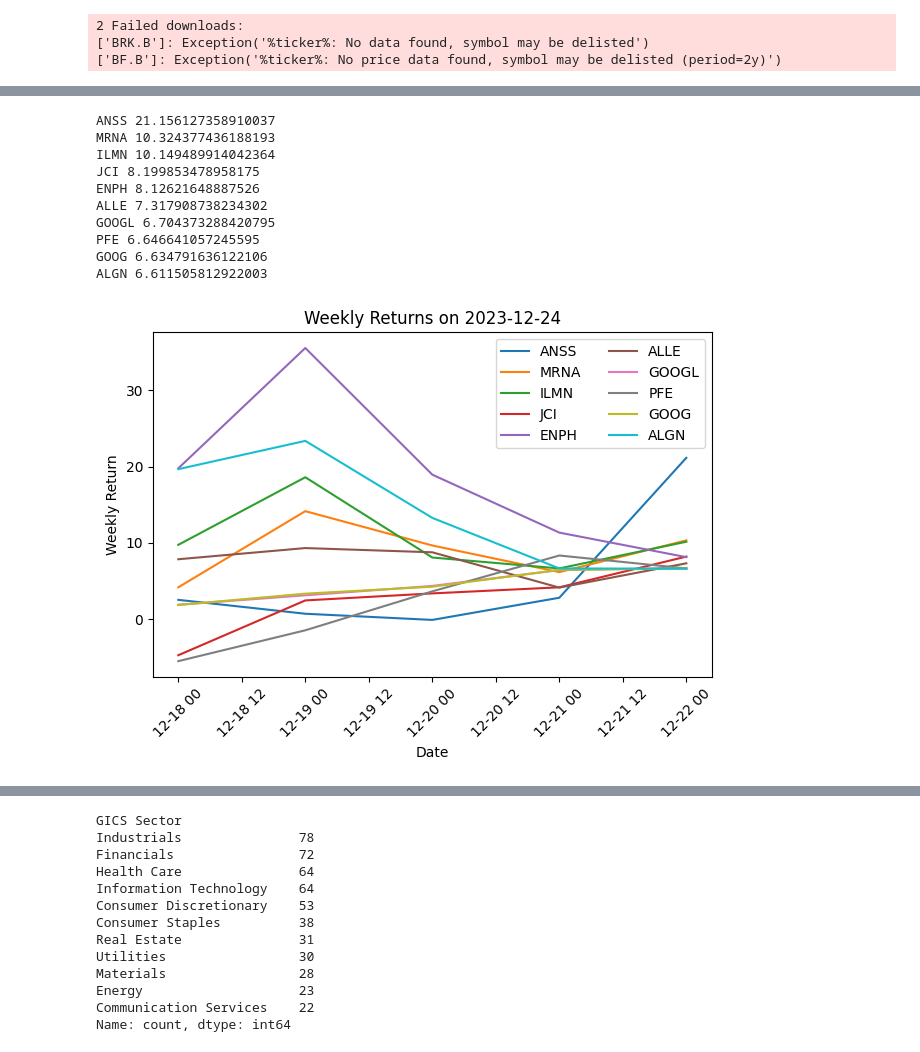
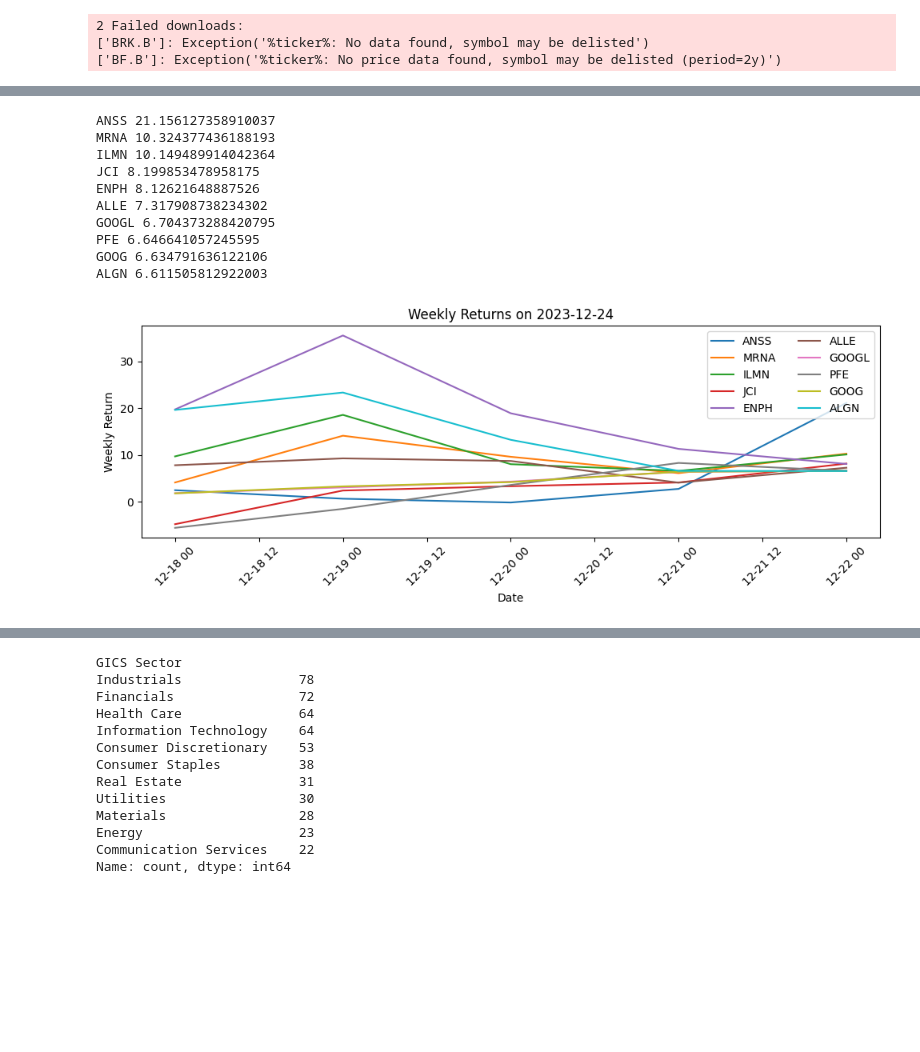
Before and after one commit to talhajamal11/Market-Updates, a Jupyter notebook: src/main.ipynb, the cells around one changed output, grey strips where cells are left out. Cells and saved outputs as stored; diff of their text form; code cells hidden in the pictures; blank space fills up the shorter version.

```diff
--- a/src/main.ipynb
+++ b/src/main.ipynb
@@ -45,2 +67,4 @@ one_year_performance = top_performers['1y']
+# %%
+for ticker, ret in one
 # %%
 # Plot of best performing stocks over 1 Day
@@ -73,29 +98,30 @@ AMGN 1.729143780484943
 # %%
 # Plot of best performing stocks over 1 Week
+plt.figure(figsize=(10,4))
 for ticker, ret in one_week_performance.items():
     print(ticker, ret)
     plt.plot(data['Adj Close'][ticker].pct_change(periods=5).tail(5) * 100, label=ticker)
 plt.title('Weekly Returns on ' + _today)
 plt.xlabel('Date')
 plt.xticks(rotation=45)
 plt.ylabel('Weekly Return')
 plt.legend(loc='upper right', ncol=2)
 plt.tight_layout()
 _filename = '1W_performance.png'
 _full_path = os.path.join(directory, _filename)
 plt.savefig(_full_path)
 plt.show()
 # %% [output]
 ANSS 21.156127358910037
 MRNA 10.324377436188193
 ILMN 10.149489914042364
 JCI 8.199853478958175
 ENPH 8.12621648887526
 ALLE 7.317908738234302
 GOOGL 6.704373288420795
 PFE 6.646641057245595
 GOOG 6.634791636122106
 ALGN 6.611505812922003
-[figure, old version]
+[figure, new version]
 # %%
 # Plot of best performing stocks over 1 Month
```
Also changed, not shown: parts of 5 cells of this notebook, 2 other files.
